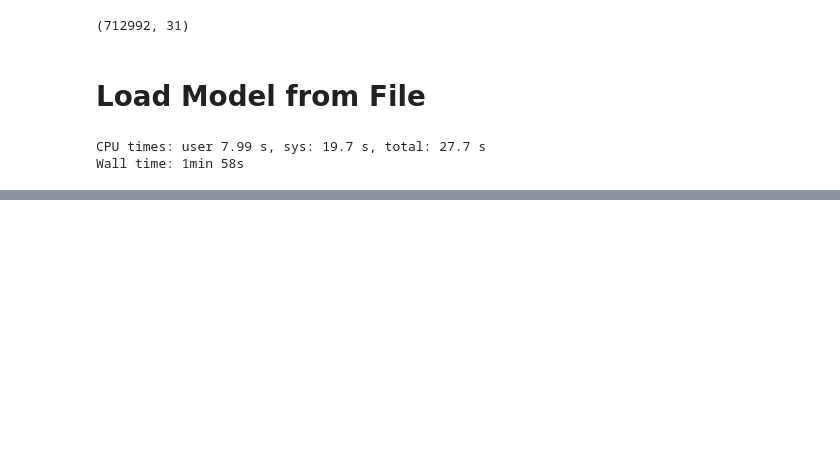
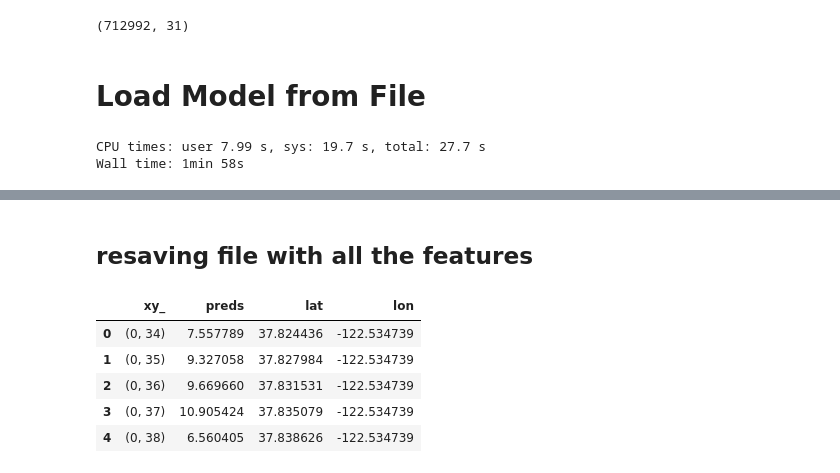
Before and after one commit to arnoldyb/air_pollution, a Jupyter notebook: VirtualSensing/week_o_predictions.ipynb, the cells around one changed output, grey strips where cells are left out. Cells and saved outputs as stored; diff of their text form; code cells hidden in the pictures; blank space fills up the shorter version.

```diff
--- a/VirtualSensing/week_o_predictions.ipynb
+++ b/VirtualSensing/week_o_predictions.ipynb
@@ -361,2 +361,13 @@ a.scatter(x = avg_preds['lon'],
 # %%
 avg_preds.to_csv("1018_1024_avg_preds.csv", index = False)
+# %% [markdown]
+## resaving file with all the features
+# %%
+avg_preds.head()
+# %% [output]
+|  | xy_ | preds | lat | lon |
+| 0 | (0, 34) | 7.557789 | 37.824436 | -122.534739 |
+| 1 | (0, 35) | 9.327058 | 37.827984 | -122.534739 |
+| 2 | (0, 36) | 9.669660 | 37.831531 | -122.534739 |
+| 3 | (0, 37) | 10.905424 | 37.835079 | -122.534739 |
+| 4 | (0, 38) | 6.560405 | 37.838626 | -122.534739 |
```
Also changed, not shown: parts of 9 cells of this notebook, 1 other file.
